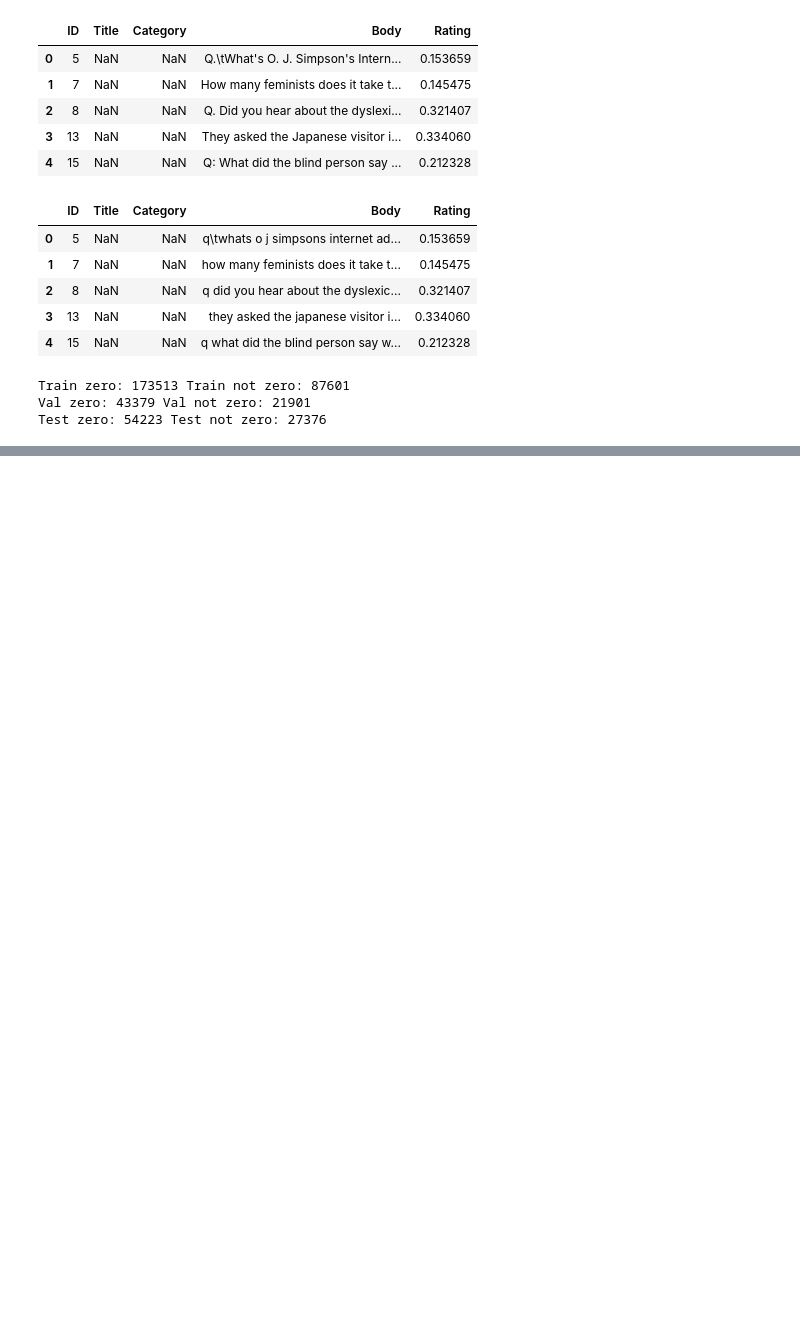
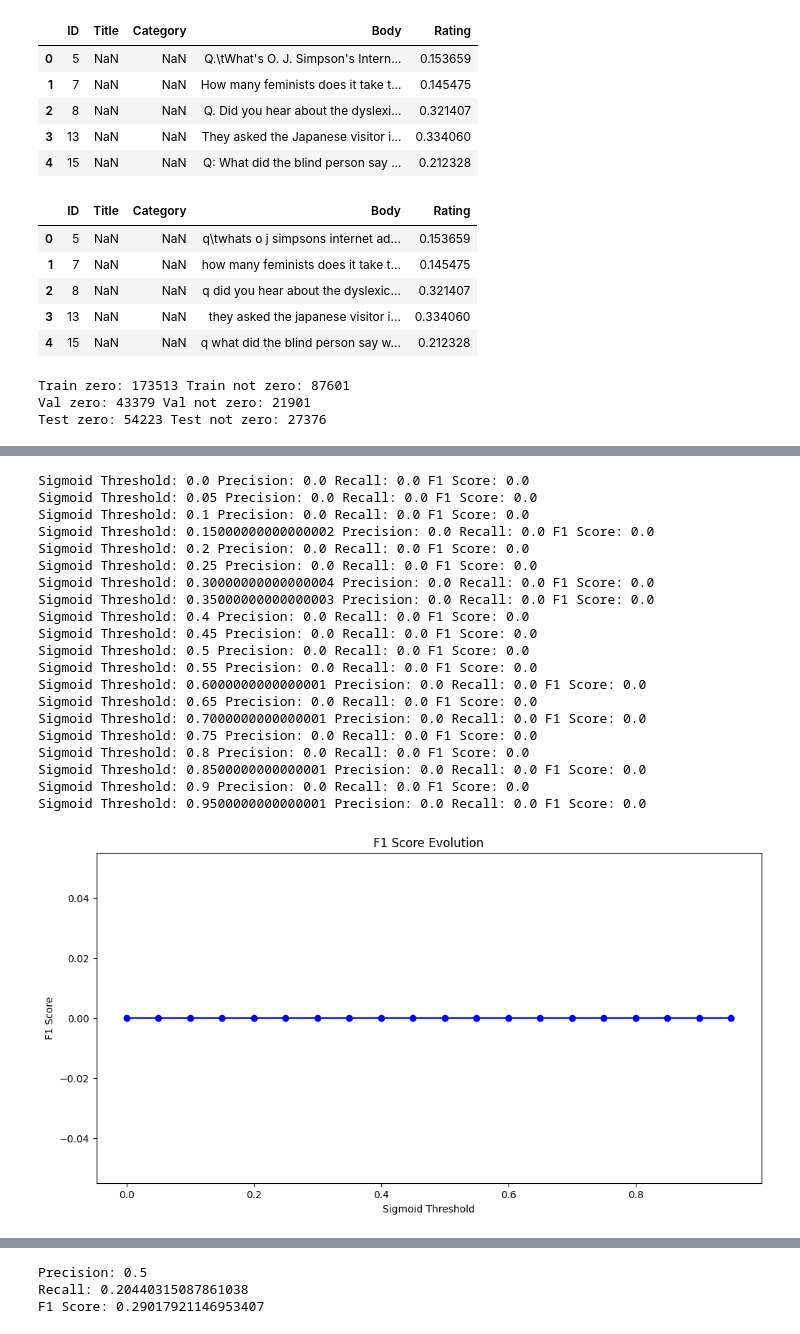
Before and after one commit to Razvan48/Proiect-Natural-Language-Processing-NLP, a Jupyter notebook: PredictJokesRating.ipynb, the cells around one changed output, grey strips where cells are left out. Saved outputs shown, nothing was run; the diff lists cells and outputs as text; code cells hidden in the pictures; blank space fills up the shorter version.

```diff
--- a/PredictJokesRating.ipynb
+++ b/PredictJokesRating.ipynb
@@ -385,0 +566,28 @@ F1 Score: 0.536968230343395
+# %%
+best_sigmoid_threshold = find_best_sigmoid_threshold(positional_encoding_model, val_dataloader)
+
+val_predictions, val_labels, val_scores = evaluate_model(positional_encoding_model, val_dataloader, best_sigmoid_threshold)
+
+precision, recall, f1_score = plot_best_sigmoid_threshold_results(val_predictions, val_labels, val_scores)
+# %% [output]
+Sigmoid Threshold: 0.0 Precision: 0.0 Recall: 0.0 F1 Score: 0.0
+Sigmoid Threshold: 0.05 Precision: 0.0 Recall: 0.0 F1 Score: 0.0
+Sigmoid Threshold: 0.1 Precision: 0.0 Recall: 0.0 F1 Score: 0.0
+Sigmoid Threshold: 0.15000000000000002 Precision: 0.0 Recall: 0.0 F1 Score: 0.0
+Sigmoid Threshold: 0.2 Precision: 0.0 Recall: 0.0 F1 Score: 0.0
+Sigmoid Threshold: 0.25 Precision: 0.0 Recall: 0.0 F1 Score: 0.0
+Sigmoid Threshold: 0.30000000000000004 Precision: 0.0 Recall: 0.0 F1 Score: 0.0
+Sigmoid Threshold: 0.35000000000000003 Precision: 0.0 Recall: 0.0 F1 Score: 0.0
+Sigmoid Threshold: 0.4 Precision: 0.0 Recall: 0.0 F1 Score: 0.0
+Sigmoid Threshold: 0.45 Precision: 0.0 Recall: 0.0 F1 Score: 0.0
+Sigmoid Threshold: 0.5 Precision: 0.0 Recall: 0.0 F1 Score: 0.0
+Sigmoid Threshold: 0.55 Precision: 0.0 Recall: 0.0 F1 Score: 0.0
+Sigmoid Threshold: 0.6000000000000001 Precision: 0.0 Recall: 0.0 F1 Score: 0.0
+Sigmoid Threshold: 0.65 Precision: 0.0 Recall: 0.0 F1 Score: 0.0
+Sigmoid Threshold: 0.7000000000000001 Precision: 0.0 Recall: 0.0 F1 Score: 0.0
+Sigmoid Threshold: 0.75 Precision: 0.0 Recall: 0.0 F1 Score: 0.0
+Sigmoid Threshold: 0.8 Precision: 0.0 Recall: 0.0 F1 Score: 0.0
+Sigmoid Threshold: 0.8500000000000001 Precision: 0.0 Recall: 0.0 F1 Score: 0.0
+Sigmoid Threshold: 0.9 Precision: 0.0 Recall: 0.0 F1 Score: 0.0
+Sigmoid Threshold: 0.9500000000000001 Precision: 0.0 Recall: 0.0 F1 Score: 0.0
+[figure, added]
@@ -385,0 +595,3 @@ F1 Score: 0.536968230343395
+Precision: 0.5
+Recall: 0.20440315087861038
+F1 Score: 0.29017921146953407
```
Also changed, not shown: parts of 20 cells of this notebook.
